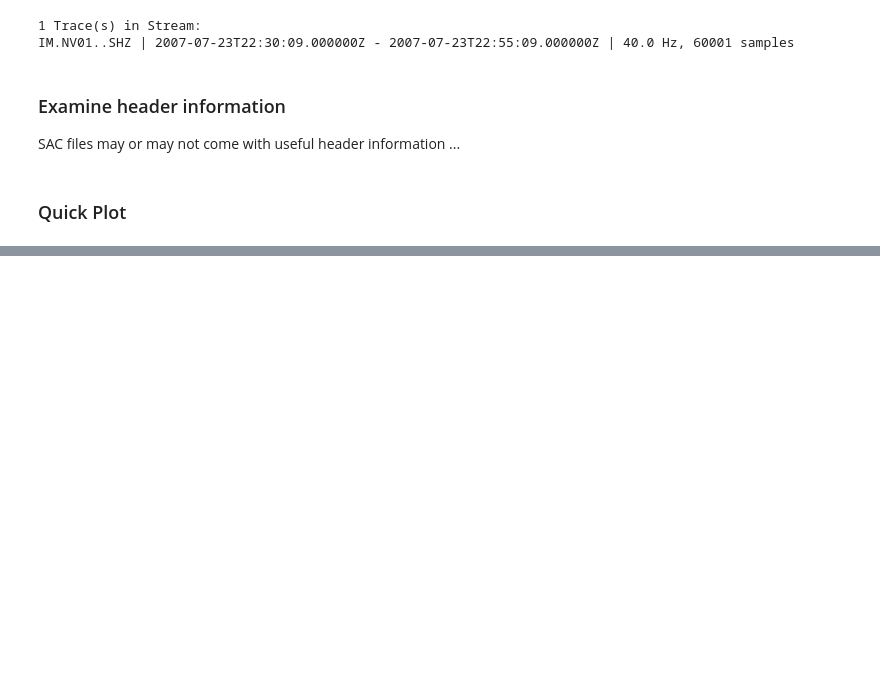
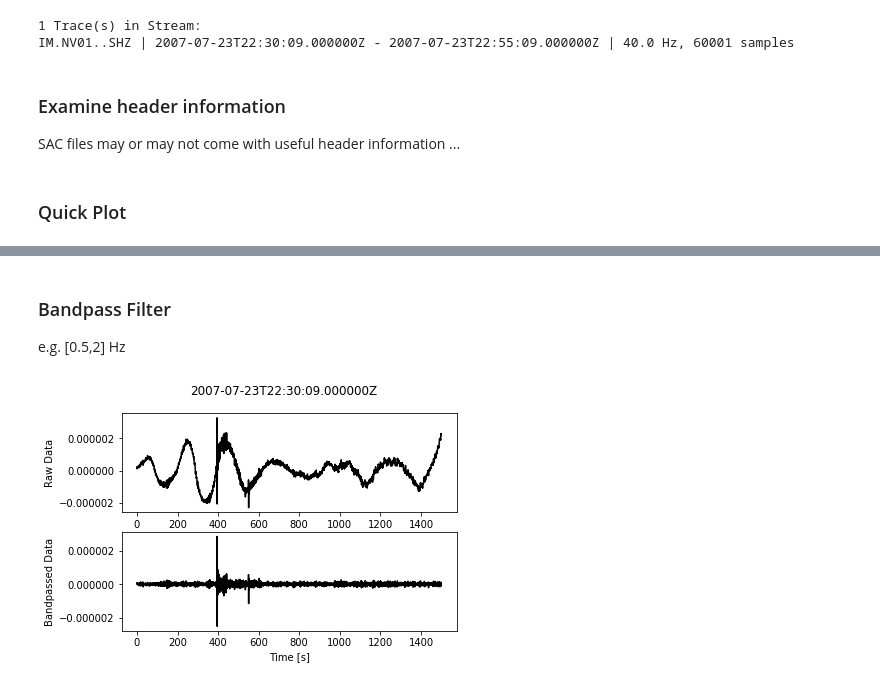
Before and after one commit to seismonerd/phys410, a Jupyter notebook: Plotting_SAC_Files.ipynb, the cells around one changed output, grey strips where cells are left out. Cells and saved outputs as stored; diff of their text form; code cells hidden in the pictures; blank space fills up the shorter version.

```diff
--- a/Plotting_SAC_Files.ipynb
+++ b/Plotting_SAC_Files.ipynb
@@ -27,0 +52,19 @@ st.plot()
+# %% [markdown]
+### Bandpass Filter
+e.g. [0.5,2] Hz
+# %%
+tr = st[0]
+tr_filt_bp= tr.copy()
+tr_filt_bp.filter('bandpass', freqmin=0.5,freqmax=2,corners=4,zerophase=True)
+t = np.arange(0, tr.stats.npts / tr.stats.sampling_rate, tr.stats.delta)
+plt.subplot(211)
+plt.plot(t, tr.data, 'k')
+plt.ylabel('Raw Data')
+plt.subplot(212)
+plt.plot(t, tr_filt.data, 'k')
+plt.ylabel('Bandpassed Data')
+plt.xlabel('Time [s]')
+plt.suptitle(tr.stats.starttime)
+plt.show()
+# %% [output]
+[figure, added]
```
Also changed, not shown: parts of 5 cells of this notebook, 1 other file.
